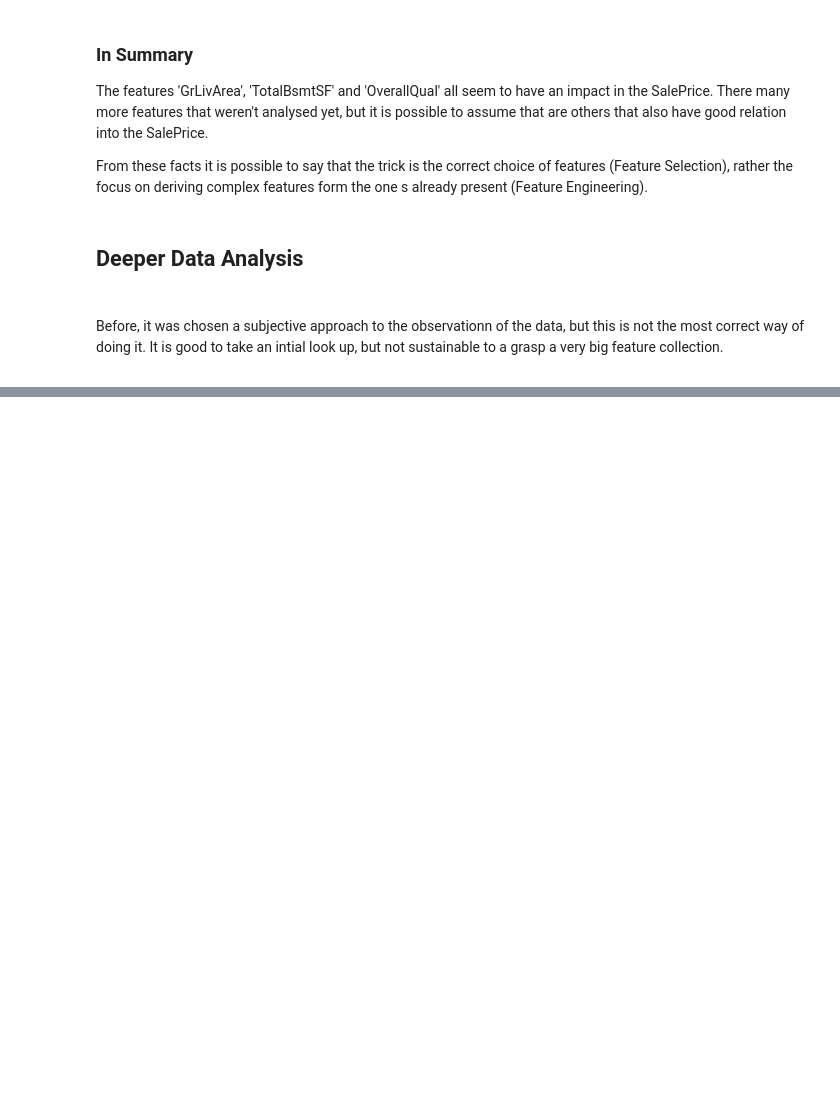
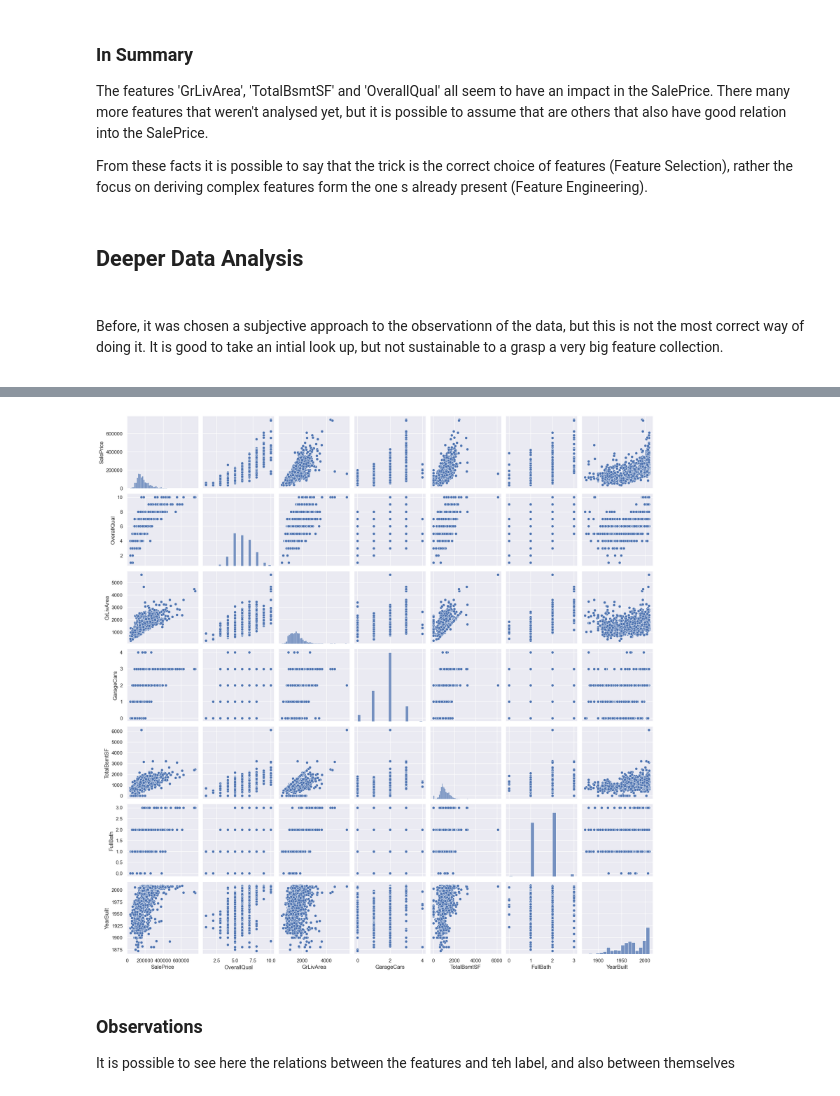
Before and after one commit to TiagoOliveira98/HousePrices, a Jupyter notebook: main.ipynb, the cells around one changed output, grey strips where cells are left out. Saved outputs shown, nothing was run; the diff lists cells and outputs as text; code cells hidden in the pictures; blank space fills up the shorter version.

```diff
--- a/main.ipynb
+++ b/main.ipynb
@@ -186,0 +234,11 @@ train_df.describe()
+# %%
+#scatterplot
+sns.set()
+cols = ['SalePrice', 'OverallQual', 'GrLivArea', 'GarageCars', 'TotalBsmtSF', 'FullBath', 'YearBuilt']
+sns.pairplot(train_df[cols], size = 2.5)
+plt.show();
+# %% [output]
+[figure, added]
+# %% [markdown]
+<h3>Observations</h3>
+<p>It is possible to see here the relations between the features and teh label, and also between themselves
```
Also changed, not shown: parts of 76 cells of this notebook.
